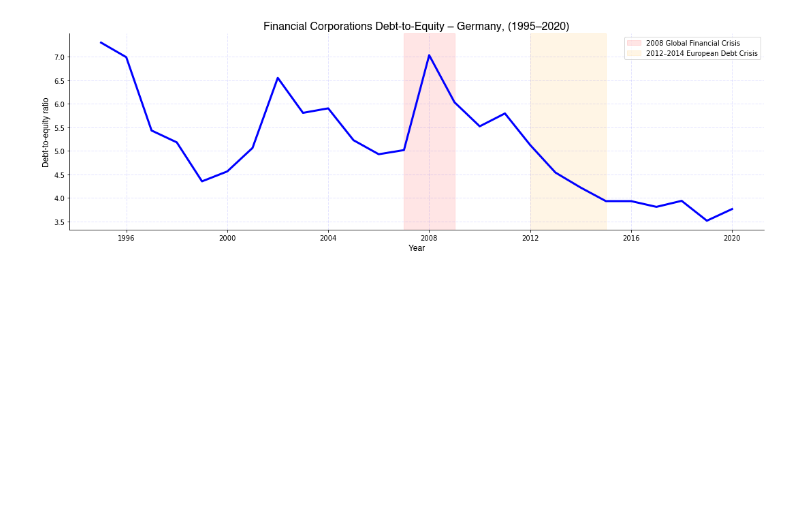
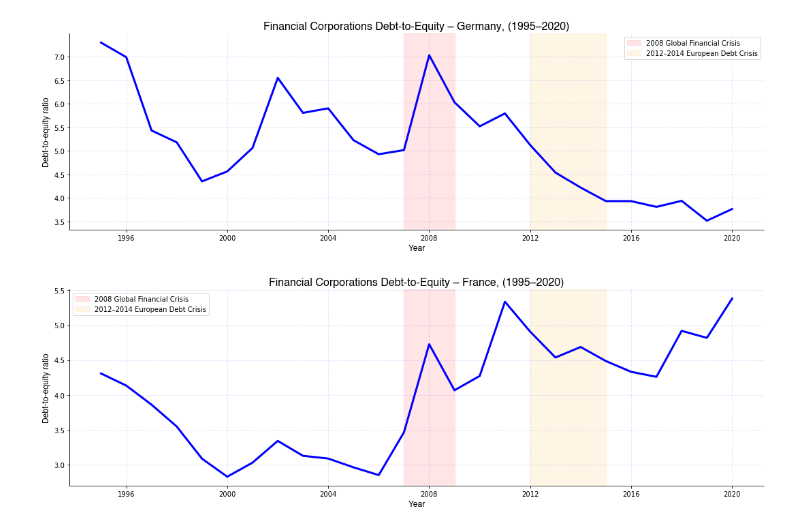
Before and after one commit to mnperic/globa-central-bank-interest-rates, a Jupyter notebook: global-economic-indicators.ipynb, the cells around one changed output. Drawn from its saved outputs; the diff is of its cells as text; code cells hidden in the pictures; blank space fills up the shorter version.

```diff
--- a/global-economic-indicators.ipynb
+++ b/global-economic-indicators.ipynb
@@ -1765,32 +1765,34 @@ plt.show()
 # Plotting – Financial Corporate Debt To Equity (France)
 
 # Font families
 font_1 = {'family':'helvetica','color':'black','size':16}
 font_2 = {'family':'helvetica','color':'black','size':12}
 
 # Plot
 plt.figure(figsize=(15,5))
 plt.plot(fra_fcdter_df['TIME'], fra_fcdter_df['VALUE'], color='blue', linewidth=3)
 
 # Labels
-plt.title("Financial Corporations Debt-to-Equity – Canada, (1995–2020)", fontdict = font_1)
+plt.title("Financial Corporations Debt-to-Equity – France, (1995–2020)", fontdict = font_1)
 plt.xlabel("Year", fontdict = font_2)
 plt.ylabel("Debt-to-equity ratio", fontdict = font_2)
 
 # Highlights
 plt.axvspan(date2num(datetime(2007,1,1)), date2num(datetime(2009,1,1)),
            label="2008 Global Financial Crisis", color="red", alpha=0.1)
 plt.axvspan(date2num(datetime(2012,1,1)), date2num(datetime(2015,1,1)),
            label="2012–2014 European Debt Crisis", color="orange", alpha=0.1)
 plt.legend()
 
 # Aesthetics
 matplotlib.pyplot.grid(visible=True, which='both', axis='both', color='blue', alpha=0.1, linestyle='--', linewidth=1)
 
 plt.gca().spines['top'].set_visible(False)
 plt.gca().spines['right'].set_visible(False)
 plt.tight_layout()
 
 # Save and show
-plt.savefig("/Users/minoperic/Data Analytics/Data Investigations/global-economic-indicators/Images/fcdter_canada.png", dpi=300)
+plt.savefig("/Users/minoperic/Data Analytics/Data Investigations/global-economic-indicators/Images/fcdter_france.png", dpi=300)
 plt.show()
+# %% [output]
+[figure, added]
```
Also changed, not shown: parts of 1 cell of this notebook.
